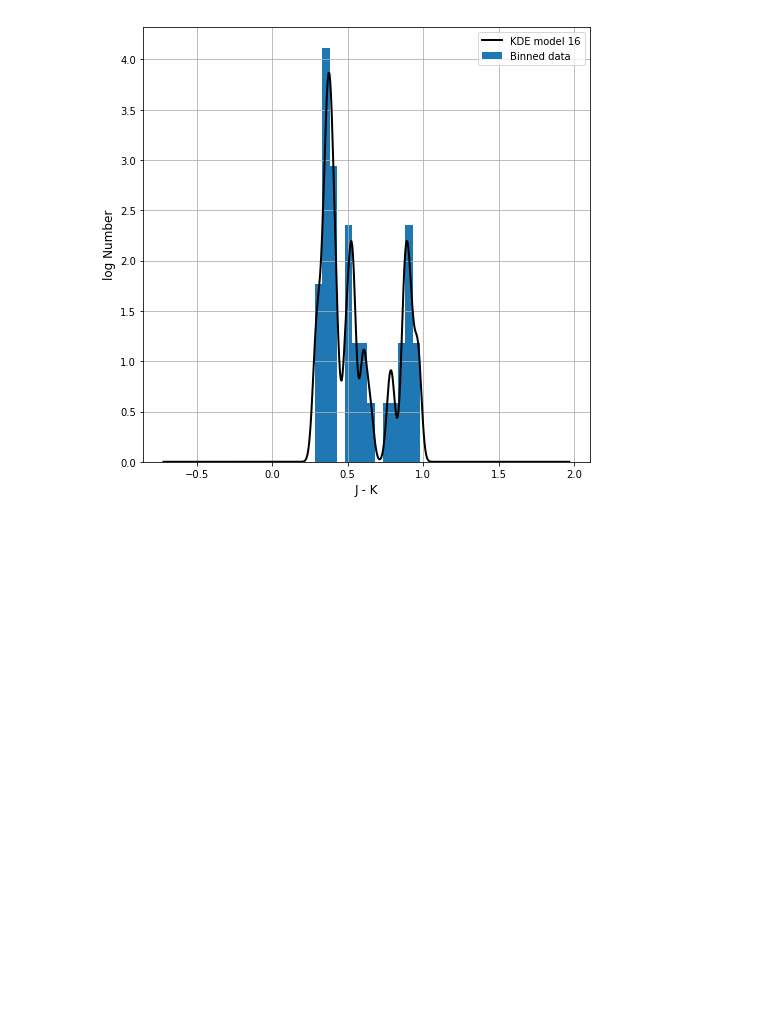
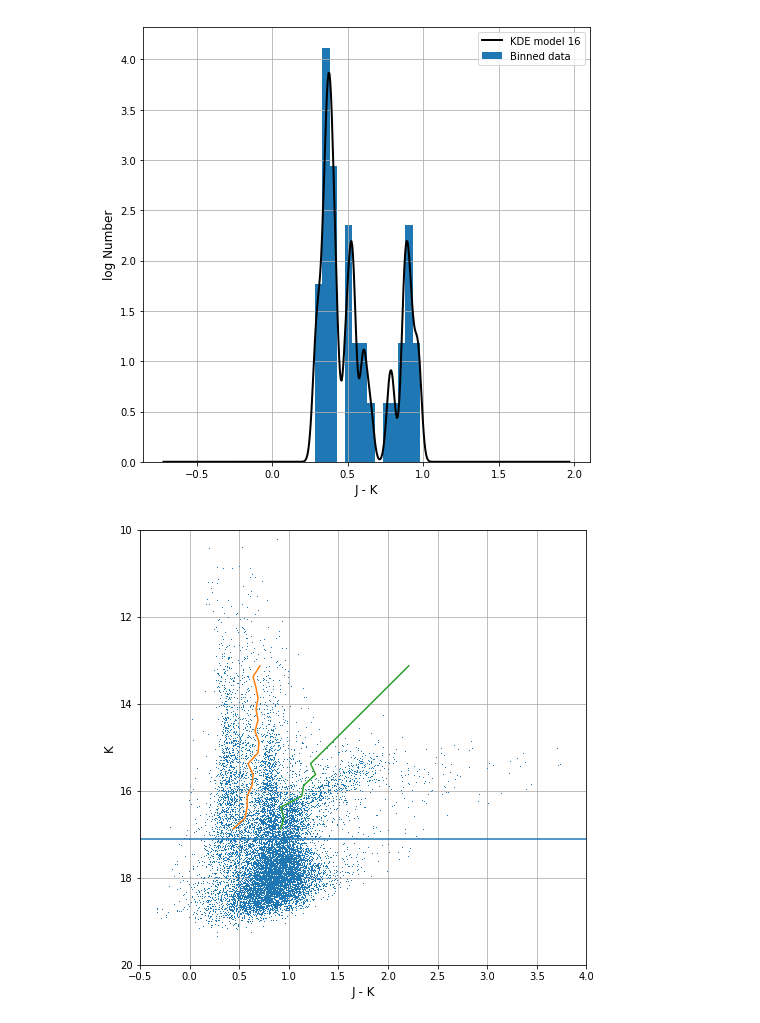
Before and after one commit to alechirschauer/NGC6822, a Jupyter notebook: Color-Cuts_K_vs_J-K_12Nov2018.ipynb, the cells around one changed output. Drawn from its saved outputs; the diff is of its cells as text; code cells hidden in the pictures; blank space fills up the shorter version.

```diff
--- a/Color-Cuts_K_vs_J-K_12Nov2018.ipynb
+++ b/Color-Cuts_K_vs_J-K_12Nov2018.ipynb
@@ -1914,0 +1925,38 @@ plt.close()
+# %%
+# 50
+
+# K vs J-K
+# CMD with color-cut points and lines
+#
+plt.figure(figsize=(8,8))
+plt.plot(phot_data.jMINUSk, phot_data.Kmag, ',')
+plt.xlim(-0.5, 4.0)
+plt.ylim(20.0, 10.0)
+plt.xlabel('J - K', size=12)
+plt.ylabel('K', size=12)
+#
+#plt.axvline(x=0.69, linewidth=1.5, color='orange') # left inflection point estimate
+#plt.axvline(x=1.21, linewidth=1.5, color='orange') # right inflection point estimate
+#plt.axhline(y=14.0, linewidth=1.5, color='purple')
+#plt.axhline(y=16.0, linewidth=1.5, color='purple')
+#
+### plot points
+yvalues = [16.875, 16.625, 16.375, 16.125, 15.875, 15.625, 15.375, 15.125, 14.875, 14.625, 14.375, 14.125, 13.875, 13.625, 13.375, 13.125]
+leftcut = [0.44, 0.56, 0.58, 0.58, 0.63, 0.64, 0.59, 0.69, 0.70, 0.66, 0.69, 0.67, 0.69, 0.67, 0.64, 0.71]
+rightcut = [0.92, 0.95, 0.92, 1.13, 1.15, 1.27, 1.22, 1.33, 1.44, 1.55, 1.66, 1.77, 1.88, 1.99, 2.1, 2.21]
+plt.plot(leftcut,yvalues)
+plt.plot(rightcut,yvalues)
+plt.axhline(y=17.1)
+#
+plt.grid(True)
+plt.show()
+plt.close()
+#
+# Hey, that's not too bad!  I'd like to try to see what kind of function I can fit
+# to the points plotted here, since there are some discontinuities which I am going
+# to attribute to small-number statistics within the various bins.
+#
+# I'll also have to establish a horizontal minimum threshold, which had been at
+# K_s = 17.1, but I'd have to adjust that for K-band magnitude (placeholder for now).
+# %% [output]
+[figure, added]
```
Also changed, not shown: parts of 5 cells of this notebook.
